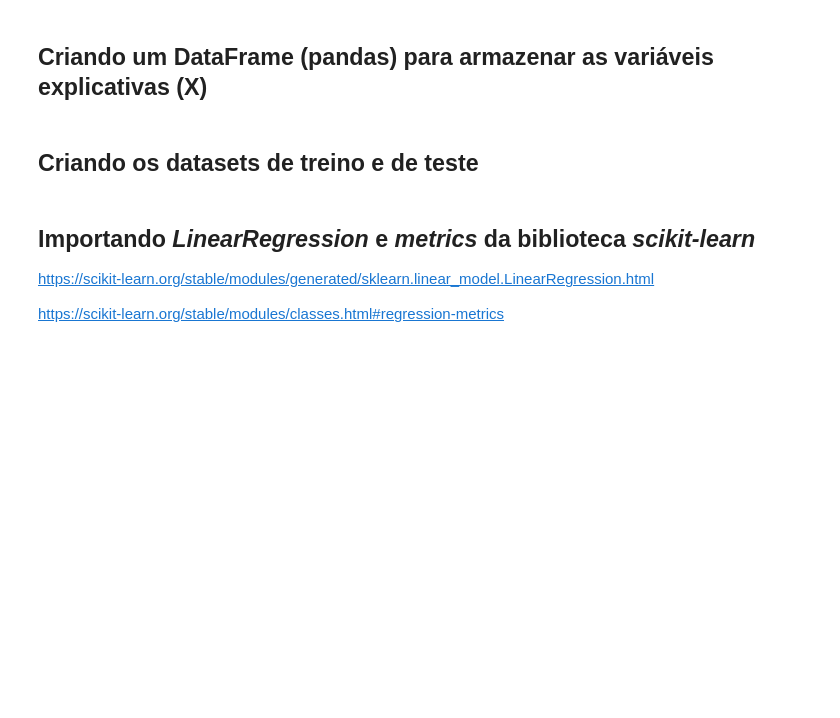
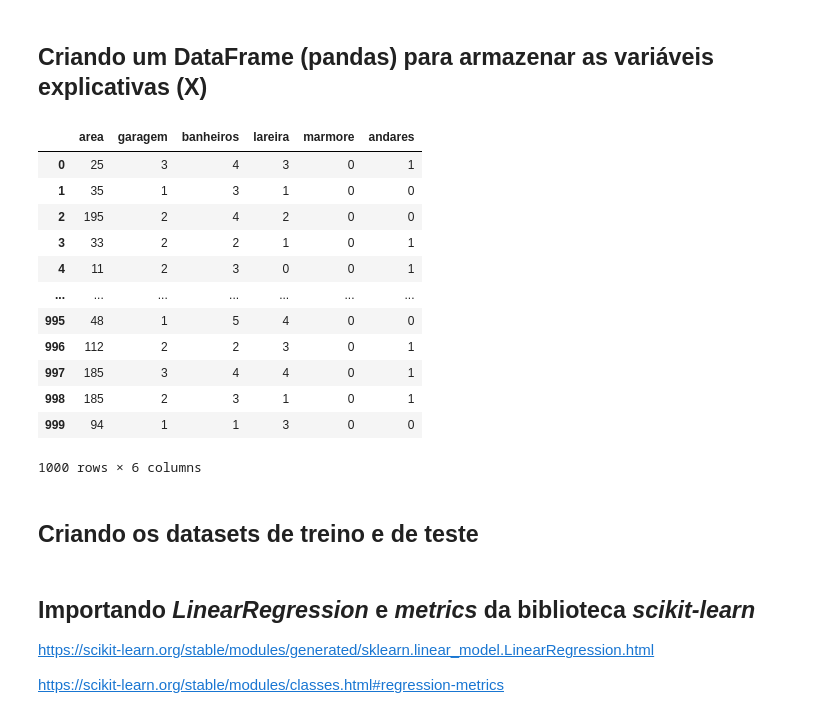
Before and after one commit to cglima/regressao-linear-testando-relacoes-prevendo-resultados, a Jupyter notebook: projeto_final/notebook/Regressao Linear - Exercicio.ipynb, the cells around one changed output. Cells and saved outputs as stored; diff of their text form; code cells hidden in the pictures; blank space fills up the shorter version.

```diff
--- a/projeto_final/notebook/Regressao Linear - Exercicio.ipynb
+++ b/projeto_final/notebook/Regressao Linear - Exercicio.ipynb
@@ -272,4 +305,21 @@ https://scikit-learn.org/stable/modules/generated/sklearn.model_selection.train_
 # %% [markdown]
 ## Criando um DataFrame (pandas) para armazenar as variáveis explicativas (X)
+# %%
+X = dados [['area','garagem', 'banheiros', 'lareira', 'marmore', 'andares']]
+X
+# %% [output]
+|  | area | garagem | banheiros | lareira | marmore | andares |
+| 0 | 25 | 3 | 4 | 3 | 0 | 1 |
+| 1 | 35 | 1 | 3 | 1 | 0 | 0 |
+| 2 | 195 | 2 | 4 | 2 | 0 | 0 |
+| 3 | 33 | 2 | 2 | 1 | 0 | 1 |
+| 4 | 11 | 2 | 3 | 0 | 0 | 1 |
+| ... | ... | ... | ... | ... | ... | ... |
+| 995 | 48 | 1 | 5 | 4 | 0 | 0 |
+| 996 | 112 | 2 | 2 | 3 | 0 | 1 |
+| 997 | 185 | 3 | 4 | 4 | 0 | 1 |
+| 998 | 185 | 2 | 3 | 1 | 0 | 1 |
+| 999 | 94 | 1 | 1 | 3 | 0 | 0 |
+1000 rows × 6 columns
 # %% [markdown]
 ## Criando os datasets de treino e de teste
```
Also changed, not shown: parts of 17 cells of this notebook, 2 other files.
